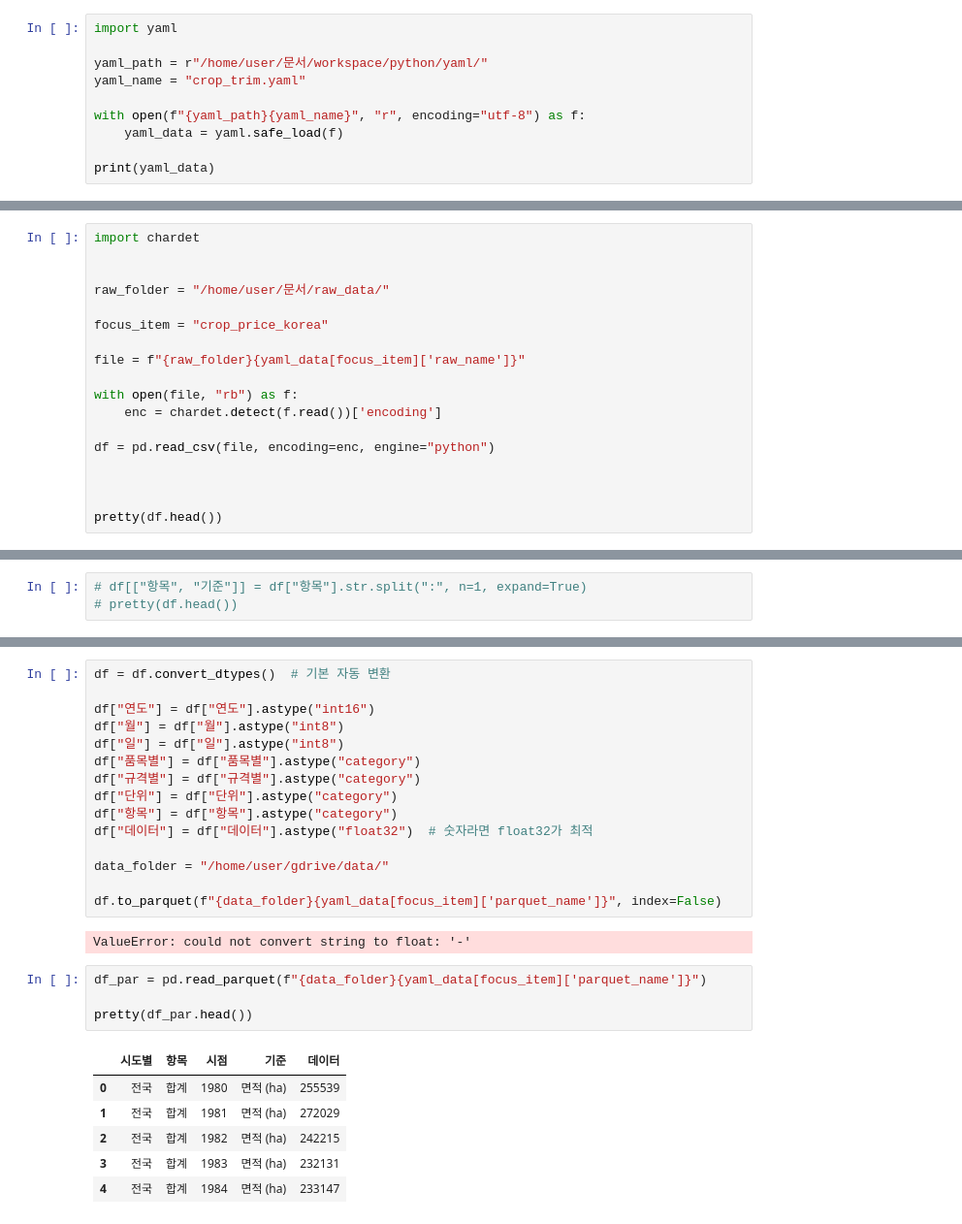
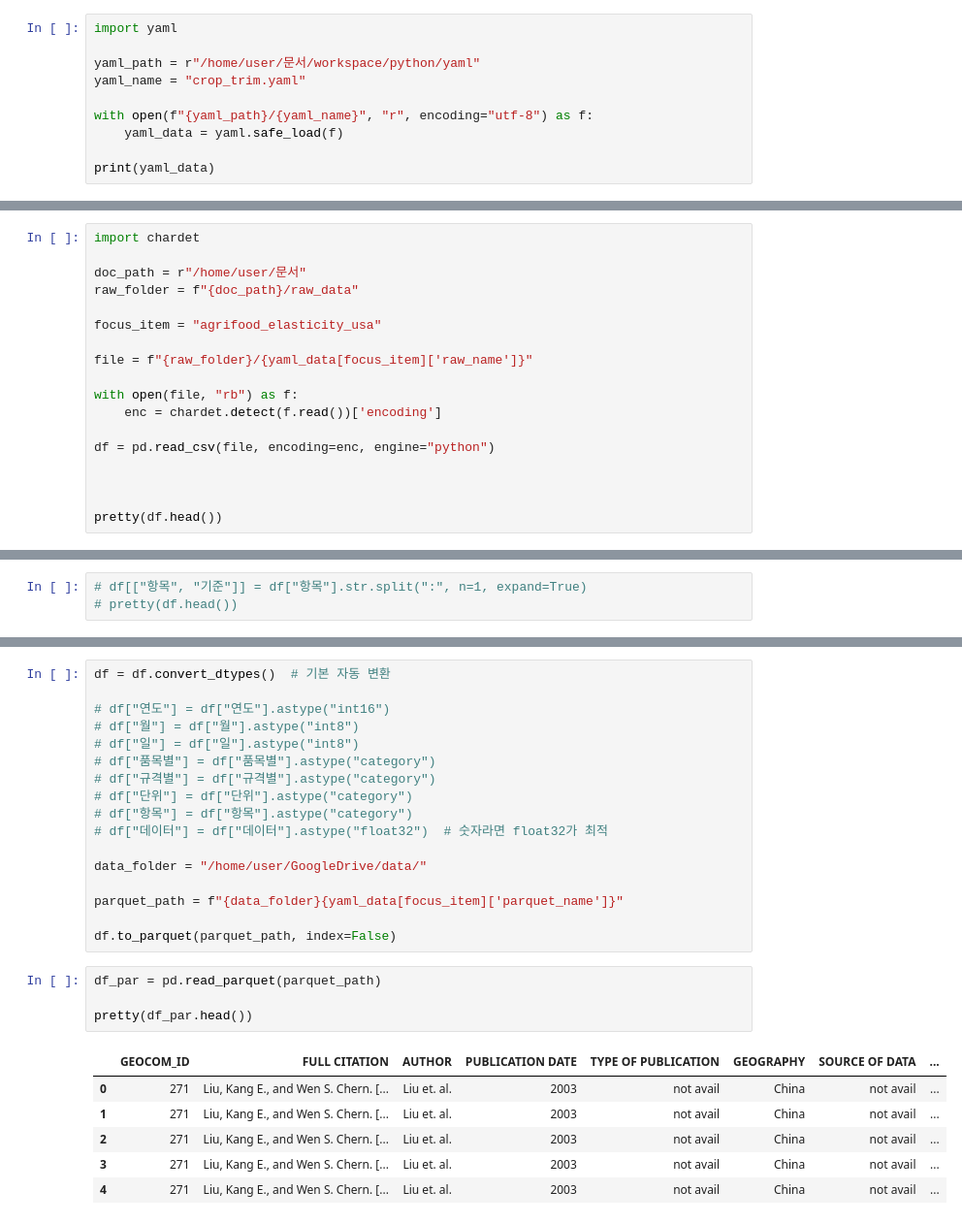
Before and after one commit to oopspark/python, a Jupyter notebook: notebooks/crop_trim.ipynb, the cells around one changed output, grey strips where cells are left out. Shown at 97% size. Cells and saved outputs as stored; diff of their text form.

```diff
--- a/notebooks/crop_trim.ipynb
+++ b/notebooks/crop_trim.ipynb
@@ -30,10 +30,10 @@ pd.options.display.float_format = lambda x: ('%f' % x).rstrip('0').rstrip('.')
 # %%
 import yaml
 
-yaml_path = r"/home/user/문서/workspace/python/yaml/"
+yaml_path = r"/home/user/문서/workspace/python/yaml"
 yaml_name = "crop_trim.yaml"
 
-with open(f"{yaml_path}{yaml_name}", "r", encoding="utf-8") as f:
+with open(f"{yaml_path}/{yaml_name}", "r", encoding="utf-8") as f:
     yaml_data = yaml.safe_load(f)
 
 print(yaml_data)
@@ -42,12 +42,12 @@ print(yaml_data)
 # %%
 import chardet
 
+doc_path = r"/home/user/문서"
+raw_folder = f"{doc_path}/raw_data"
 
-raw_folder = "/home/user/문서/raw_data/"
+focus_item = "agrifood_elasticity_usa"
 
-focus_item = "crop_price_korea"
-
-file = f"{raw_folder}{yaml_data[focus_item]['raw_name']}"
+file = f"{raw_folder}/{yaml_data[focus_item]['raw_name']}"
 
 with open(file, "rb") as f:
     enc = chardet.detect(f.read())['encoding']
@@ -119,28 +98,28 @@ pretty(df.head())
 # %%
 df = df.convert_dtypes()  # 기본 자동 변환
 
-df["연도"] = df["연도"].astype("int16")
-df["월"] = df["월"].astype("int8")
-df["일"] = df["일"].astype("int8")
-df["품목별"] = df["품목별"].astype("category")
-df["규격별"] = df["규격별"].astype("category")
-df["단위"] = df["단위"].astype("category")
-df["항목"] = df["항목"].astype("category")
-df["데이터"] = df["데이터"].astype("float32")  # 숫자라면 float32가 최적
+# df["연도"] = df["연도"].astype("int16")
+# df["월"] = df["월"].astype("int8")
+# df["일"] = df["일"].astype("int8")
+# df["품목별"] = df["품목별"].astype("category")
+# df["규격별"] = df["규격별"].astype("category")
+# df["단위"] = df["단위"].astype("category")
+# df["항목"] = df["항목"].astype("category")
+# df["데이터"] = df["데이터"].astype("float32")  # 숫자라면 float32가 최적
 
-data_folder = "/home/user/gdrive/data/"
+data_folder = "/home/user/GoogleDrive/data/"
 
-df.to_parquet(f"{data_folder}{yaml_data[focus_item]['parquet_name']}", index=False)
+parquet_path = f"{data_folder}{yaml_data[focus_item]['parquet_name']}"
+
+df.to_parquet(parquet_path, index=False)
-# %% [output]
-ValueError: could not convert string to float: '-'
 # %%
-df_par = pd.read_parquet(f"{data_folder}{yaml_data[focus_item]['parquet_name']}")
+df_par = pd.read_parquet(parquet_path)
 
 pretty(df_par.head())
 # %% [output]
-|  | 시도별 | 항목 | 시점 | 기준 | 데이터 |
-| 0 | 전국 | 합계 | 1980 | 면적 (ha) | 255539 |
-| 1 | 전국 | 합계 | 1981 | 면적 (ha) | 272029 |
-| 2 | 전국 | 합계 | 1982 | 면적 (ha) | 242215 |
-| 3 | 전국 | 합계 | 1983 | 면적 (ha) | 232131 |
-| 4 | 전국 | 합계 | 1984 | 면적 (ha) | 233147 |
+|  | GEOCOM_ID | FULL CITATION | AUTHOR | PUBLICATION DATE | TYPE OF PUBLICATION | GEOGRAPHY | SOURCE OF DATA | ... |
+| 0 | 271 | Liu, Kang E., and Wen S. Chern. [... | Liu et. al. | 2003 | not avail | China | not avail | ... |
+| 1 | 271 | Liu, Kang E., and Wen S. Chern. [... | Liu et. al. | 2003 | not avail | China | not avail | ... |
+| 2 | 271 | Liu, Kang E., and Wen S. Chern. [... | Liu et. al. | 2003 | not avail | China | not avail | ... |
+| 3 | 271 | Liu, Kang E., and Wen S. Chern. [... | Liu et. al. | 2003 | not avail | China | not avail | ... |
+| 4 | 271 | Liu, Kang E., and Wen S. Chern. [... | Liu et. al. | 2003 | not avail | China | not avail | ... |
```
Also changed, not shown: parts of 7 cells of this notebook, 1 other file.
